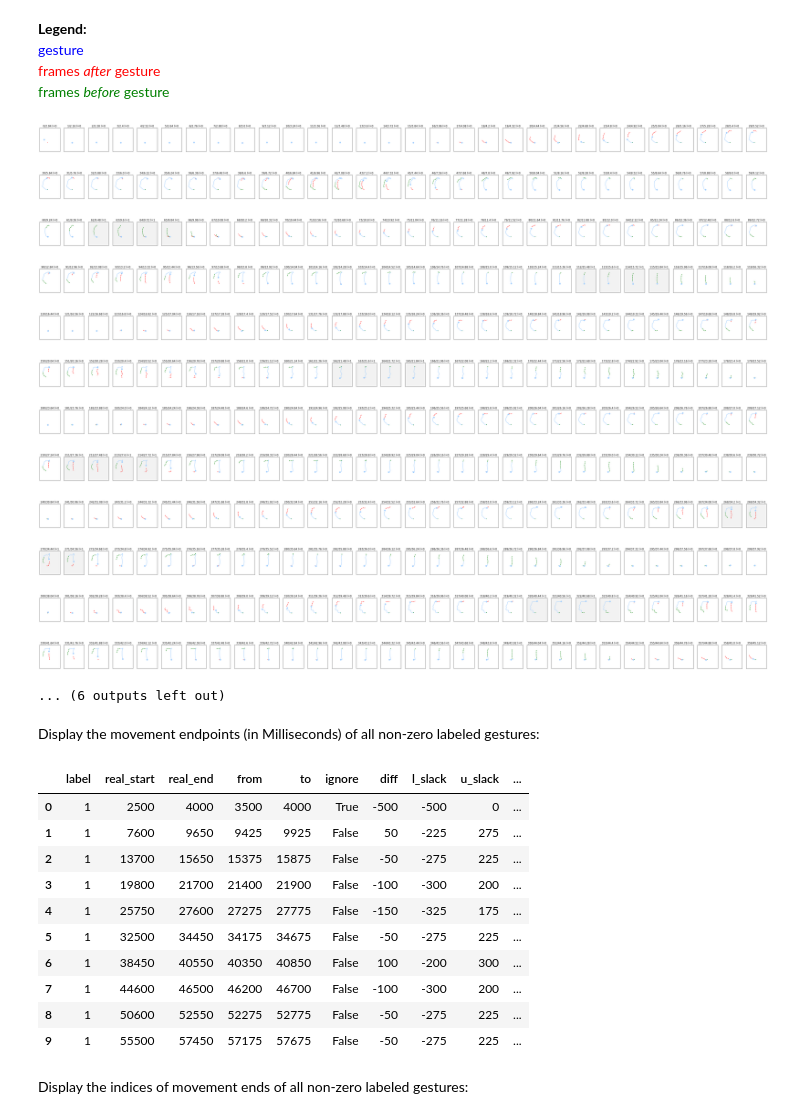
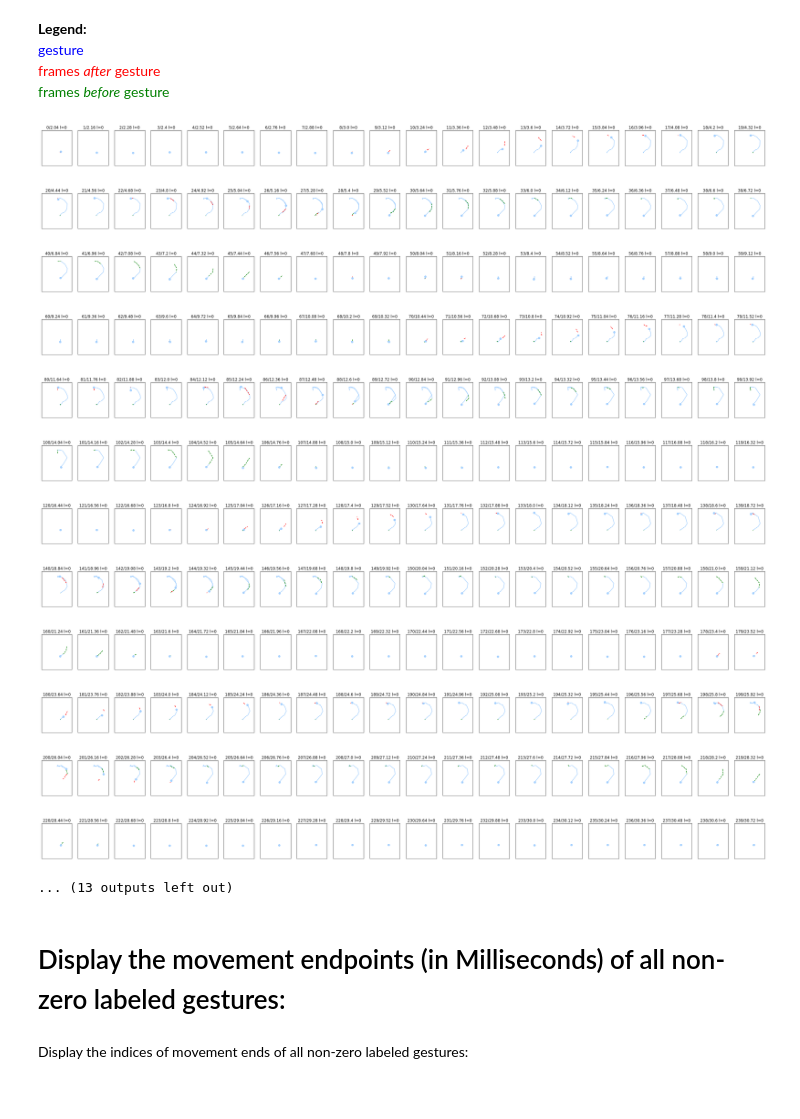
Before and after one commit to chriswegmann/drone_steering, a Jupyter notebook: models/playground/Gesture Visualization.ipynb, the cells around one changed output. Saved outputs shown, nothing was run; the diff lists cells and outputs as text; code cells hidden in the pictures.

Commit message:
per_frame labelling

```diff
--- a/models/playground/Gesture Visualization.ipynb
+++ b/models/playground/Gesture Visualization.ipynb
@@ -46,3 +46,10 @@ number of labeled samples: 584
 # %%
 feature_names = list(de.LabelGenerators[0].feature_names)
 feat_dict = {feature:feature_names.index(feature) for feature in feature_names}
+# %%
+body_part='leftWrist'
+kx = body_part + '_x'
+ky = body_part + '_y'
+
+lgen = de.LabelGenerators[0]
+lgen.error_df
@@ -145,38 +165,26 @@ de.combined_data_files_df
 <span style="color:red">frames *after* gesture</span><br>
 <span style="color:green">frames *before* gesture</span>
 # %%
-file_id = 18
-plot_charts(de, file_id=file_id, tail=5, head=5, plots_per_row=30, body_part='leftWrist')
+file_id = 20 # takeoff 3
+plot_charts(de, file_id=file_id, tail=2, head=2, plots_per_row=20, body_part='rightWrist')
 # %% [output]
-[figure, old version]
+[figure, new version]
-[figure, old version]
+[figure, new version]
-[figure, old version]
+[figure, new version]
-[figure, old version]
+[figure, new version]
-[figure, old version]
+[figure, new version]
-[figure, old version]
+[figure, new version]
-[figure, old version]
+[figure, new version]
-[figure, old version]
+[figure, new version]
-[figure, old version]
+[figure, new version]
-[figure, old version]
+[figure, new version]
-[figure, old version]
+[figure, new version]
-[figure, old version]
+[figure, new version]
-... (6 outputs left out)
+... (13 outputs left out)
 # %% [markdown]
-Display the movement endpoints (in Milliseconds) of all non-zero labeled gestures:
+# Display the movement endpoints (in Milliseconds) of all non-zero labeled gestures:
 # %%
 de.LabelGenerators[file_id].label_df.join(de.LabelGenerators[file_id].label_info)
-# %% [output]
-|  | label | real_start | real_end | from | to | ignore | diff | l_slack | u_slack | ... |
-| 0 | 1 | 2500 | 4000 | 3500 | 4000 | True | -500 | -500 | 0 | ... |
-| 1 | 1 | 7600 | 9650 | 9425 | 9925 | False | 50 | -225 | 275 | ... |
-| 2 | 1 | 13700 | 15650 | 15375 | 15875 | False | -50 | -275 | 225 | ... |
-| 3 | 1 | 19800 | 21700 | 21400 | 21900 | False | -100 | -300 | 200 | ... |
-| 4 | 1 | 25750 | 27600 | 27275 | 27775 | False | -150 | -325 | 175 | ... |
-| 5 | 1 | 32500 | 34450 | 34175 | 34675 | False | -50 | -275 | 225 | ... |
-| 6 | 1 | 38450 | 40550 | 40350 | 40850 | False | 100 | -200 | 300 | ... |
-| 7 | 1 | 44600 | 46500 | 46200 | 46700 | False | -100 | -300 | 200 | ... |
-| 8 | 1 | 50600 | 52550 | 52275 | 52775 | False | -50 | -275 | 225 | ... |
-| 9 | 1 | 55500 | 57450 | 57175 | 57675 | False | -50 | -275 | 225 | ... |
 # %% [markdown]
 Display the indices of movement ends of all non-zero labeled gestures:
 # %%
```
Also changed, not shown: parts of 5 cells of this notebook, 10 other files.
